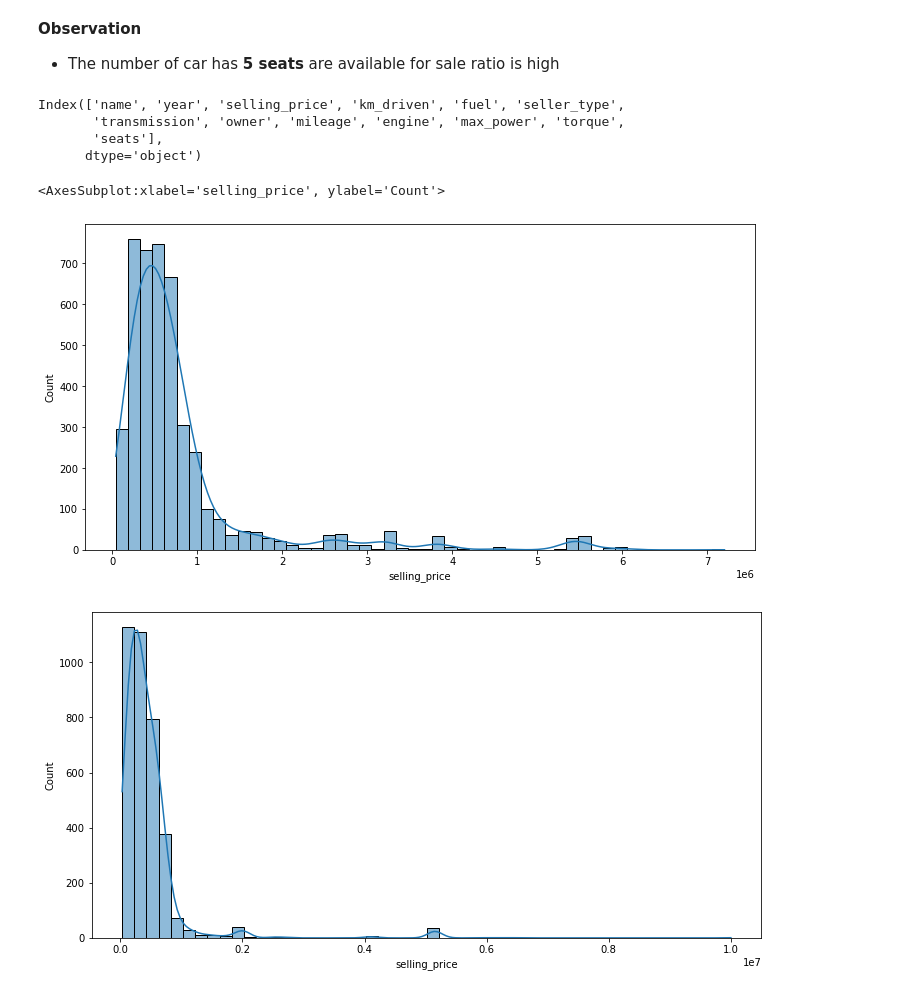
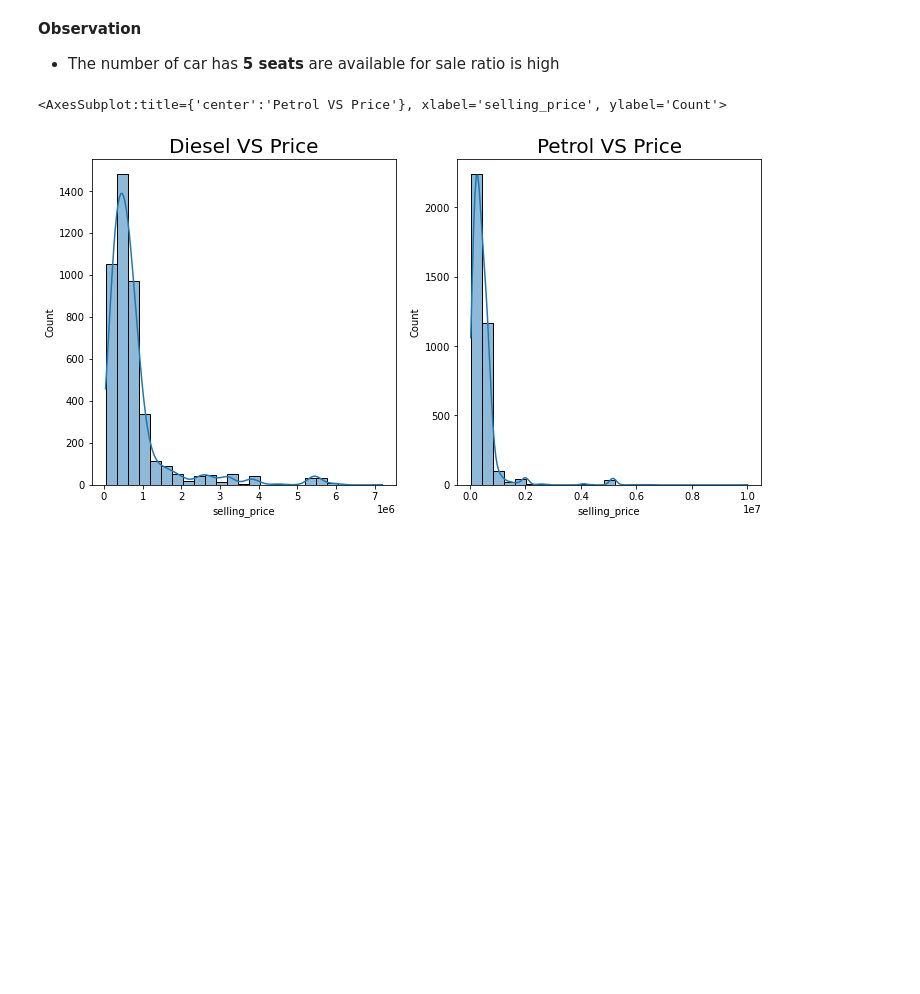
Before and after one commit to Sialsanwal/Data-Science, a Jupyter notebook: Machine learning Model/Regression Model/Project 1/Car Price EDA.ipynb, the cells around one changed output. Drawn from its saved outputs; the diff is of its cells as text; code cells hidden in the pictures; blank space fills up the shorter version.

```diff
--- a/Machine learning Model/Regression Model/Project 1/Car Price EDA.ipynb
+++ b/Machine learning Model/Regression Model/Project 1/Car Price EDA.ipynb
@@ -244,20 +244,16 @@ plt.show()
 # %% [markdown]
 **Observation**
 - The number of car has **5 seats** are available for sale ratio is high
-# %%
-df.columns
-# %% [output]
-Index(['name', 'year', 'selling_price', 'km_driven', 'fuel', 'seller_type',
-       'transmission', 'owner', 'mileage', 'engine', 'max_power', 'torque',
-       'seats'],
-      dtype='object')
 # %%
 plt.figure(figsize=(12,6))
-sns.histplot(data=df,x=df[df['fuel']=='Diesel']['selling_price'],kde=True,bins=50)
-plt.figure(figsize=(12,6))
-sns.histplot(data=df,x=df[df['fuel']=='Petrol']['selling_price'],kde=True,bins=50)
+plt.subplot(1,2,1)
+plt.title("Diesel VS Price",fontsize=20)
+sns.histplot(data=df,x=df[df['fuel']=='Diesel']['selling_price'],kde=True,bins=25)
+plt.subplot(1,2,2)
+plt.title("Petrol VS Price",fontsize=20)
+
+sns.histplot(data=df,x=df[df['fuel']=='Petrol']['selling_price'],kde=True,bins=25)
 # %% [output]
-<AxesSubplot:xlabel='selling_price', ylabel='Count'>
+<AxesSubplot:title={'center':'Petrol VS Price'}, xlabel='selling_price', ylabel='Count'>
-[figure, old version]
+[figure, new version]
-[figure, removed]
 # %%
```
Also changed, not shown: parts of 4 cells of this notebook.
